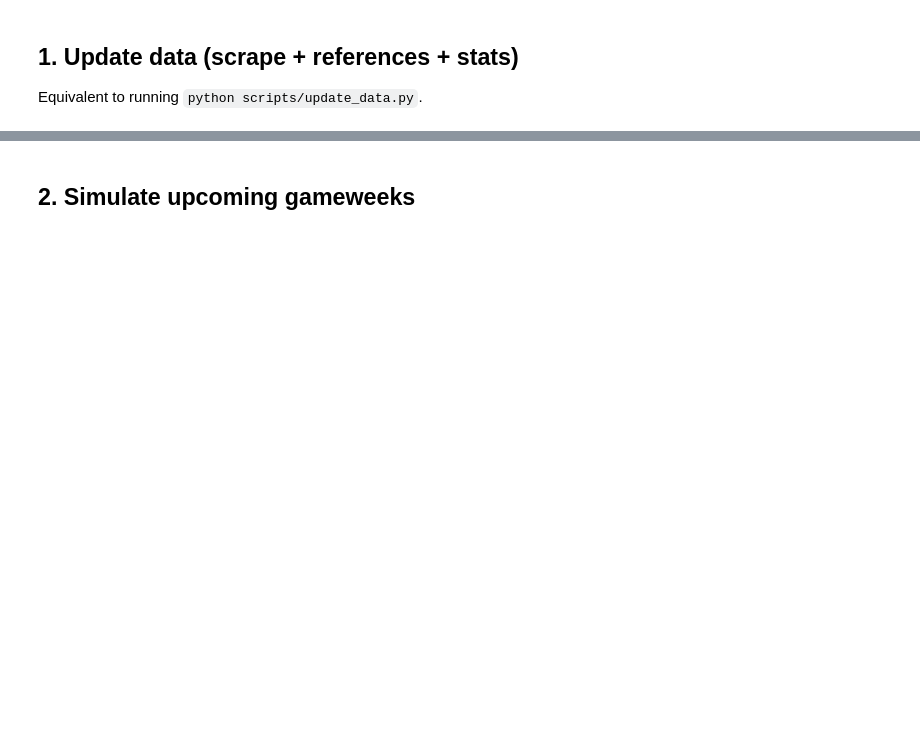
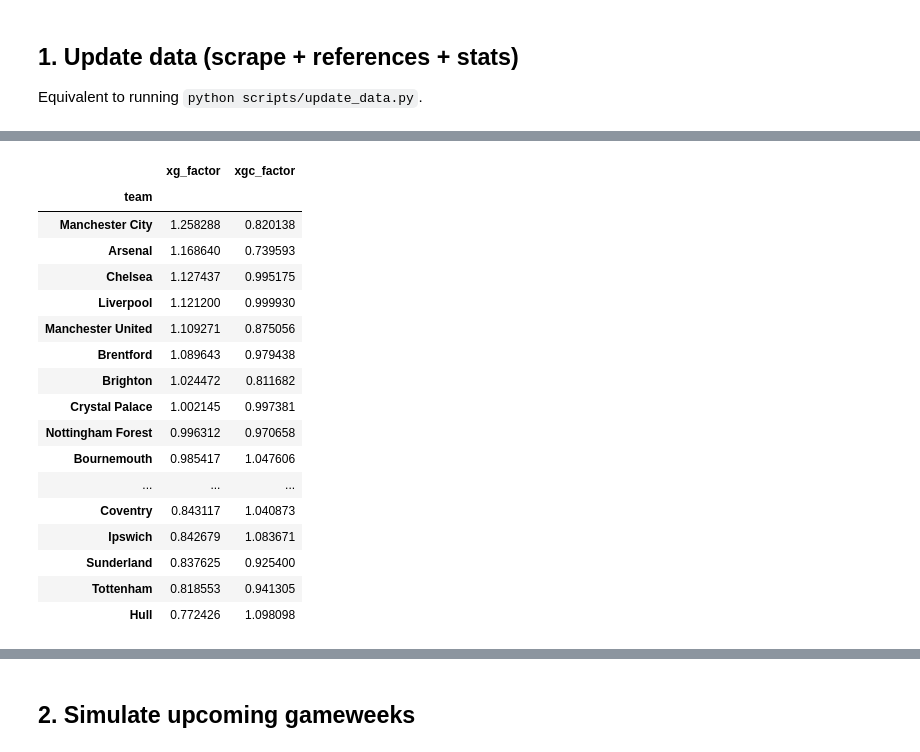
Before and after one commit to CScott4/fpl-2627, a Jupyter notebook: notebooks/weekly_analysis.ipynb, the cells around one changed output, grey strips where cells are left out. Cells and saved outputs as stored; diff of their text form; code cells hidden in the pictures; blank space fills up the shorter version.

```diff
--- a/notebooks/weekly_analysis.ipynb
+++ b/notebooks/weekly_analysis.ipynb
@@ -23,0 +29,8 @@ team_gsxg.run()
+# %%
+# Cell 2 — load what's already in the DB rather than re-scraping/re-running
+# the full pipeline every time you just want to sense-check outputs
+gsxg = db.read_table("gsxg")
+gsxg_avg = db.read_table("gsxg_avg")
+player_stats = db.read_table("understat_player_stats")
+
+gsxg['team'].unique()
@@ -23,0 +57,22 @@ team_gsxg.run()
+# %%
+gsxg_team_avg = gsxg[['team', 'xg_factor', 'xgc_factor']].groupby('team').mean()
+gsxg_team_avg.sort_values(by='xg_factor', ascending=False)
+# %% [output]
+|  | xg_factor | xgc_factor |
+| team |  |  |
+| Manchester City | 1.258288 | 0.820138 |
+| Arsenal | 1.168640 | 0.739593 |
+| Chelsea | 1.127437 | 0.995175 |
+| Liverpool | 1.121200 | 0.999930 |
+| Manchester United | 1.109271 | 0.875056 |
+| Brentford | 1.089643 | 0.979438 |
+| Brighton | 1.024472 | 0.811682 |
+| Crystal Palace | 1.002145 | 0.997381 |
+| Nottingham Forest | 0.996312 | 0.970658 |
+| Bournemouth | 0.985417 | 1.047606 |
+| ... | ... | ... |
+| Coventry | 0.843117 | 1.040873 |
+| Ipswich | 0.842679 | 1.083671 |
+| Sunderland | 0.837625 | 0.925400 |
+| Tottenham | 0.818553 | 0.941305 |
+| Hull | 0.772426 | 1.098098 |
```
Also changed, not shown: parts of 14 cells of this notebook, 4 other files.
